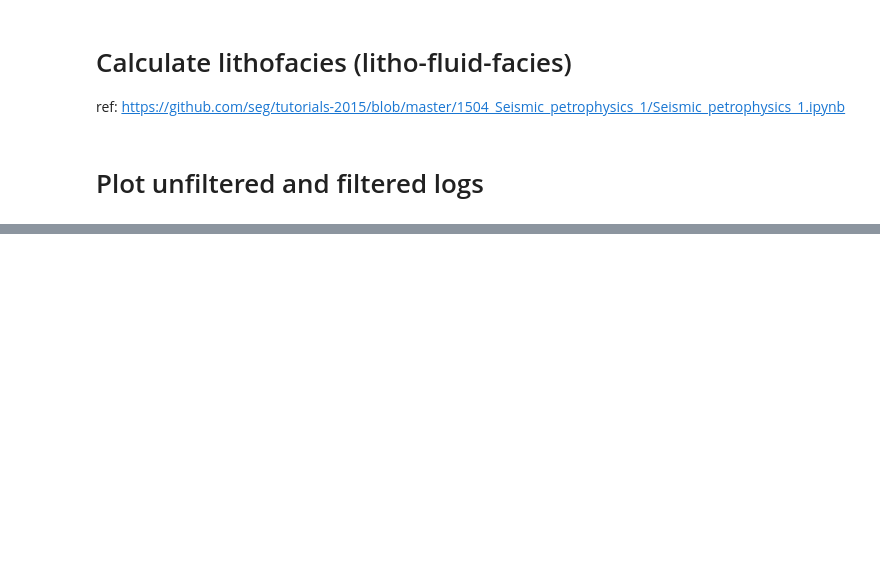
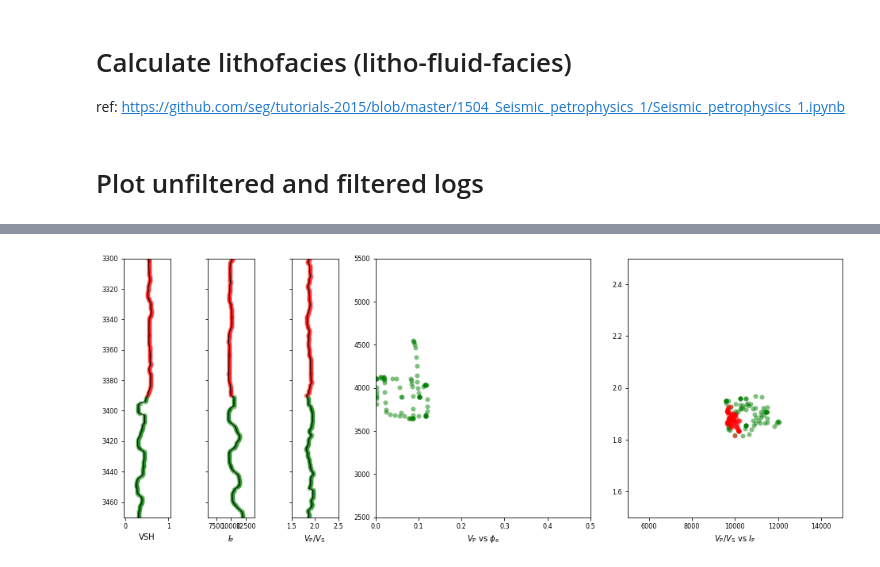
Before and after one commit to ABDunbar/Quantitative_Seismic_Interpretation, a Jupyter notebook: 02_Log_Conditioning.ipynb, the cells around one changed output, grey strips where cells are left out. Saved outputs shown, nothing was run; the diff lists cells and outputs as text; code cells hidden in the pictures; blank space fills up the shorter version.

```diff
--- a/02_Log_Conditioning.ipynb
+++ b/02_Log_Conditioning.ipynb
@@ -117,3 +149,5 @@ plotlog(df, 3300, 3470, 0.3, 0.35)
 # %%
 # Filtered
-plotlog(filt, 3300, 3470, 0.5, 0.55)
+plotlog(filt, 3300, 3470, 0.5, 0.5)
+# %% [output]
+[figure, added]
```
Also changed, not shown: parts of 10 cells of this notebook, 2 other files.
